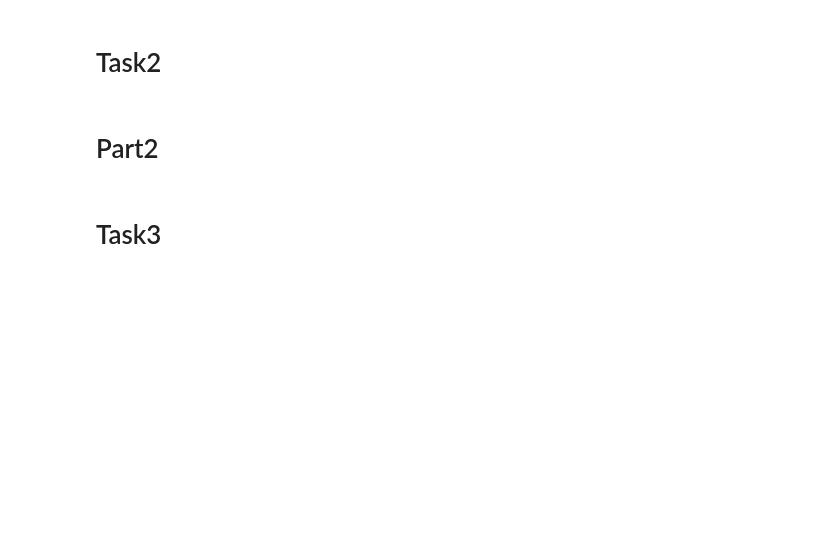
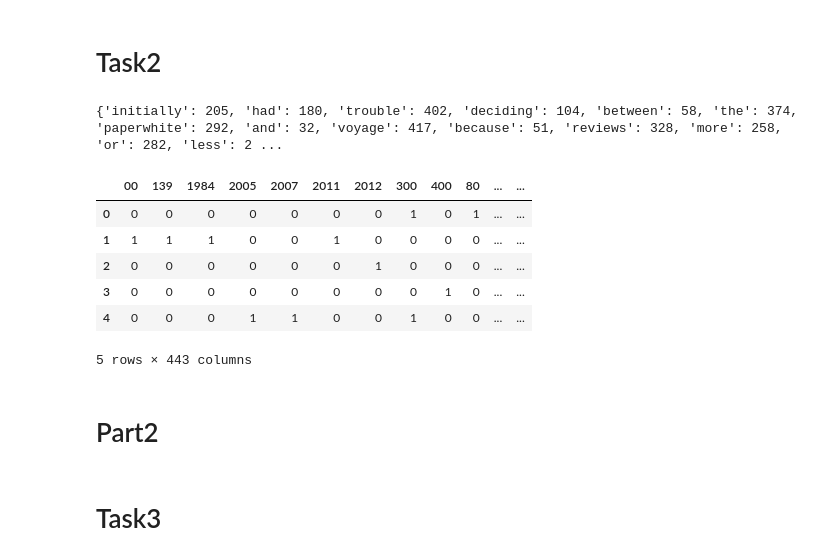
Before and after one commit to ash-iiiiish/Tasks-Submission, a Jupyter notebook: Assignment18/A18 TextVectorization.ipynb, the cells around one changed output. Saved outputs shown, nothing was run; the diff lists cells and outputs as text; code cells hidden in the pictures; blank space fills up the shorter version.

```diff
--- a/Assignment18/A18 TextVectorization.ipynb
+++ b/Assignment18/A18 TextVectorization.ipynb
@@ -22,15 +53,21 @@ print(df["text"].apply(len).head())
 # %% [markdown]
 # Task2
 # %%
-def basic_clean(text):
-    text = text.lower()
-    text = re.sub(r'\d+', '', text)
-    text = text.translate(str.maketrans('', '', string.punctuation))
-    text = re.sub(r'\s+', ' ', text).strip()
-    return text
-
-df["clean_text_basic"] = df["text"].apply(basic_clean)
-df[["text","clean_text_basic"]].head()
+vectorizer_oh = CountVectorizer(binary=True)
+X_oh = vectorizer_oh.fit_transform(sentences)
+# Vocabulary
+print(vectorizer_oh.vocabulary_)
+# Encoded matrix
+pd.DataFrame(X_oh.toarray(), columns=vectorizer_oh.get_feature_names_out())
+# %% [output]
+{'initially': 205, 'had': 180, 'trouble': 402, 'deciding': 104, 'between': 58, 'the': 374, 'paperwhite': 292, 'and': 32, 'voyage': 417, 'because': 51, 'reviews': 328, 'more': 258, 'or': 282, 'less': 2 ...
+|  | 00 | 139 | 1984 | 2005 | 2007 | 2011 | 2012 | 300 | 400 | 80 | ... | ... |
+| 0 | 0 | 0 | 0 | 0 | 0 | 0 | 0 | 1 | 0 | 1 | ... | ... |
+| 1 | 1 | 1 | 1 | 0 | 0 | 1 | 0 | 0 | 0 | 0 | ... | ... |
+| 2 | 0 | 0 | 0 | 0 | 0 | 0 | 1 | 0 | 0 | 0 | ... | ... |
+| 3 | 0 | 0 | 0 | 0 | 0 | 0 | 0 | 0 | 1 | 0 | ... | ... |
+| 4 | 0 | 0 | 0 | 1 | 1 | 0 | 0 | 1 | 0 | 0 | ... | ... |
+5 rows × 443 columns
 # %% [markdown]
 # Part2
 # %% [markdown]
```
Also changed, not shown: parts of 15 cells of this notebook, 7 other files.
